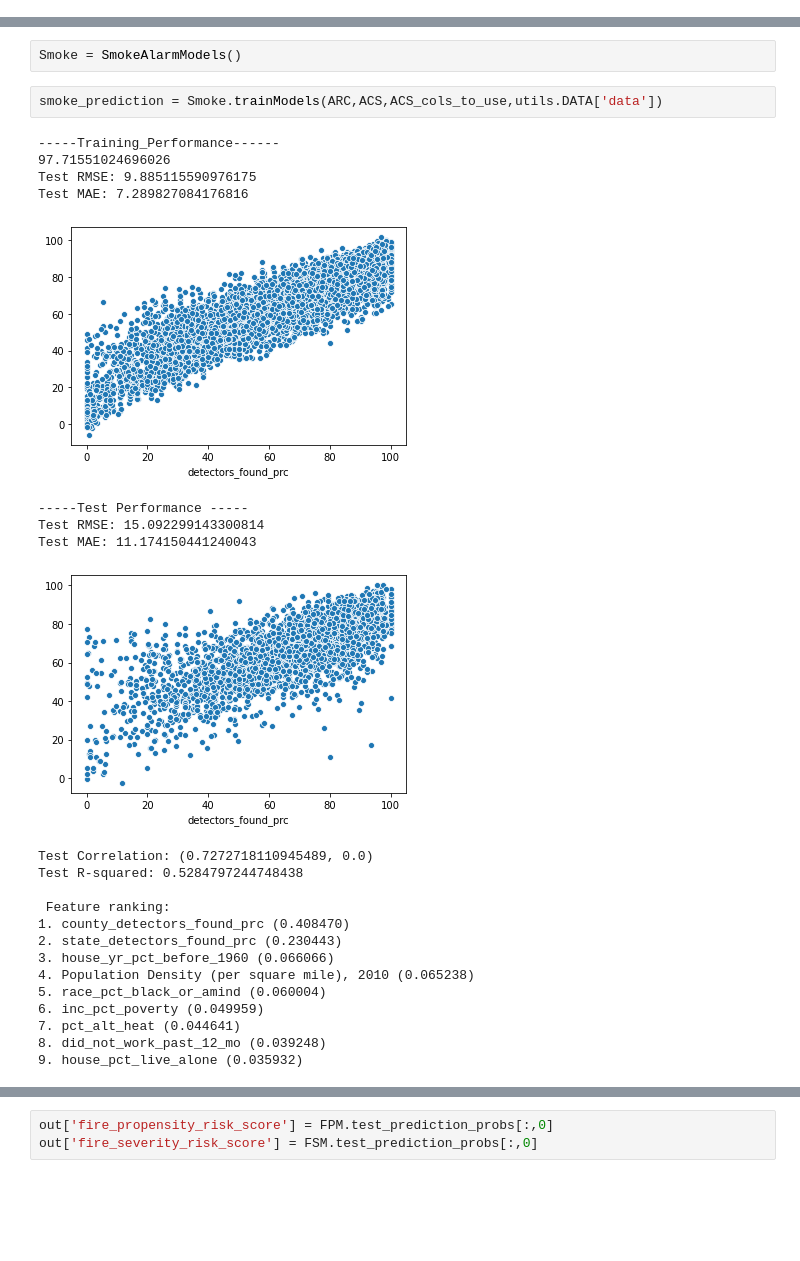
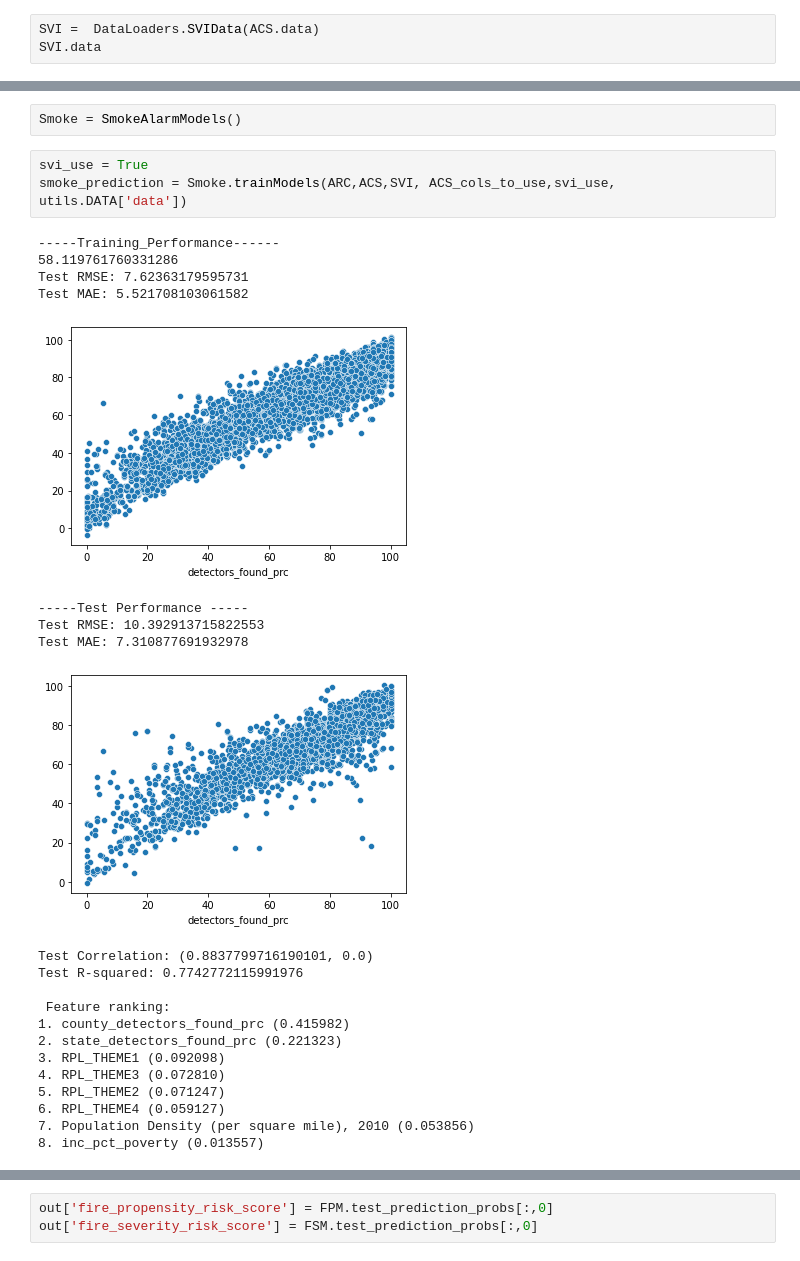
Before and after one commit to DataKind-DC/rcp2, a Jupyter notebook: testScript.ipynb, the cells around one changed output, grey strips where cells are left out. Saved outputs shown, nothing was run; the diff lists cells and outputs as text; blank space fills up the shorter version.

Commit message:
Added option to run smoke prediction model with  SVI data

```diff
--- a/testScript.ipynb
+++ b/testScript.ipynb
@@ -81 +73,4 @@ ARC.data
 537984 rows × 23 columns
+# %%
+SVI =  DataLoaders.SVIData(ACS.data)
+SVI.data
@@ -82,30 +92,30 @@ ARC.data
 # %%
 Smoke = SmokeAlarmModels()
 # %%
-smoke_prediction = Smoke.trainModels(ARC,ACS,ACS_cols_to_use,utils.DATA['data'])
+svi_use = True
+smoke_prediction = Smoke.trainModels(ARC,ACS,SVI, ACS_cols_to_use,svi_use, utils.DATA['data'])
 # %% [output]
 -----Training_Performance------
-97.71551024696026
-Test RMSE: 9.885115590976175
-Test MAE: 7.289827084176816
+58.119761760331286
+Test RMSE: 7.62363179595731
+Test MAE: 5.521708103061582
-[figure, old version]
+[figure, new version]
 -----Test Performance -----
-Test RMSE: 15.092299143300814
-Test MAE: 11.174150441240043
+Test RMSE: 10.392913715822553
+Test MAE: 7.310877691932978
-[figure, old version]
+[figure, new version]
-Test Correlation: (0.7272718110945489, 0.0)
-Test R-squared: 0.5284797244748438
+Test Correlation: (0.8837799716190101, 0.0)
+Test R-squared: 0.7742772115991976
 
  Feature ranking:
-1. county_detectors_found_prc (0.408470)
-2. state_detectors_found_prc (0.230443)
-3. house_yr_pct_before_1960 (0.066066)
-4. Population Density (per square mile), 2010 (0.065238)
-5. race_pct_black_or_amind (0.060004)
-6. inc_pct_poverty (0.049959)
-7. pct_alt_heat (0.044641)
-8. did_not_work_past_12_mo (0.039248)
-9. house_pct_live_alone (0.035932)
+1. county_detectors_found_prc (0.415982)
+2. state_detectors_found_prc (0.221323)
+3. RPL_THEME1 (0.092098)
+4. RPL_THEME3 (0.072810)
+5. RPL_THEME2 (0.071247)
+6. RPL_THEME4 (0.059127)
+7. Population Density (per square mile), 2010 (0.053856)
+8. inc_pct_poverty (0.013557)
 # %%
 out = NFIRS.fires.copy()
 out.columns =  'fires_per_1K_pop_' + out.columns
```
Also changed, not shown: parts of 8 cells of this notebook, 9 other files.
